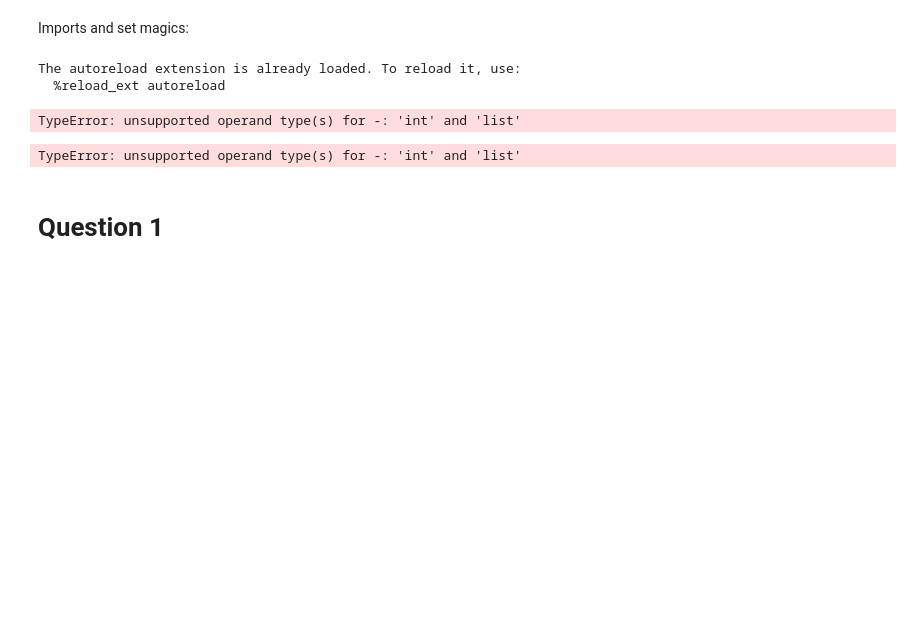
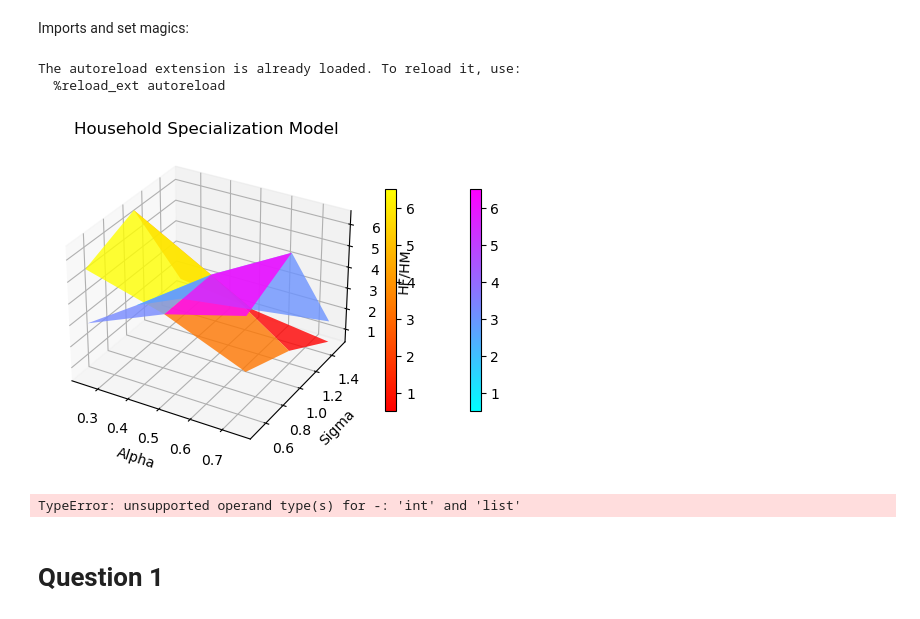
Before and after one commit to NumEconCopenhagen/projects-2023-icehot1, a Jupyter notebook: inauguralproject/inauguralproject.ipynb, the cells around one changed output. Drawn from its saved outputs; the diff is of its cells as text; code cells hidden in the pictures; blank space fills up the shorter version.

```diff
--- a/inauguralproject/inauguralproject.ipynb
+++ b/inauguralproject/inauguralproject.ipynb
@@ -21,6 +21,55 @@ import inauguralproject
 # %% [output]
 The autoreload extension is already loaded. To reload it, use:
   %reload_ext autoreload
+# %%
+# Define the parameters
+model = inauguralproject.HouseholdSpecializationModelClass()
+
+alpha_values = [0.25, 0.5, 0.75]
+sigma_values = [0.5, 1.0, 1.5]
+
+HF_lis = np.zeros((3, 3))
+HM_lis = np.zeros((3, 3))
+
+# Solve the model for each combination of parameters
+for i in range(3):
+    for j in range(3):
+        model.par.sigma = sigma_values[i]
+        model.par.alpha = alpha_values[j]
+
+        run = model.solve_discrete()
+        HF_lis[i, j] = run.HF
+        HM_lis[i, j] = run.HM
+
+# Create a 3D plot
+fig = plt.figure()
+ax = fig.add_subplot(111, projection='3d')
+
+# Plot the surface for HF
+X, Y = np.meshgrid(alpha_values, sigma_values)
+ax.plot_surface(X, Y, HF_lis, cmap='cool', alpha=0.8)
+
+# Plot the surface for HM
+ax.plot_surface(X, Y, HM_lis, cmap='autumn', alpha=0.8)
+
+# Set the labels and title
+ax.set_xlabel('Alpha')
+ax.set_ylabel('Sigma')
+ax.set_zlabel('HF/HM')
+ax.set_title('Household Specialization Model')
+
+# Add a colorbar
+m1 = plt.cm.ScalarMappable(cmap='cool')
+m2 = plt.cm.ScalarMappable(cmap='autumn')
+m1.set_array(HF_lis)
+m2.set_array(HM_lis)
+plt.colorbar(m1, shrink=0.6)
+plt.colorbar(m2, shrink=0.6)
+
+# Show the plot
+plt.show()
+# %% [output]
+[figure, added]
 # %%
 model = inauguralproject.HouseholdSpecializationModelClass()
 
@@ -28,13 +77,17 @@ model = inauguralproject.HouseholdSpecializationModelClass()
 alpha_values = [0.25, 0.5, 0.75]
 sigma_values = [0.5, 1.0, 1.5]
 
-model.par.sigma = sigma_values
-model.par.alpha = alpha_values
+HF_lis = np.zeros((3,3))
+HM_lis = np.zeros((3,3))
 
-run = model.solve_discrete()
-run.HF
+for i in range(3):
+    for j in range(3):
+      model.par.sigma = sigma_values[i]
+      model.par.alpha = alpha_values[j]
+
+      run = model.solve_discrete()
+      HF_lis[i,j]=run.HF
+      HM_lis[i,j]=run.HM
-# %% [output]
-TypeError: unsupported operand type(s) for -: 'int' and 'list'
 # %%
 model = inauguralproject.HouseholdSpecializationModelClass()
 
```
Also changed, not shown: parts of 1 cell of this notebook.
